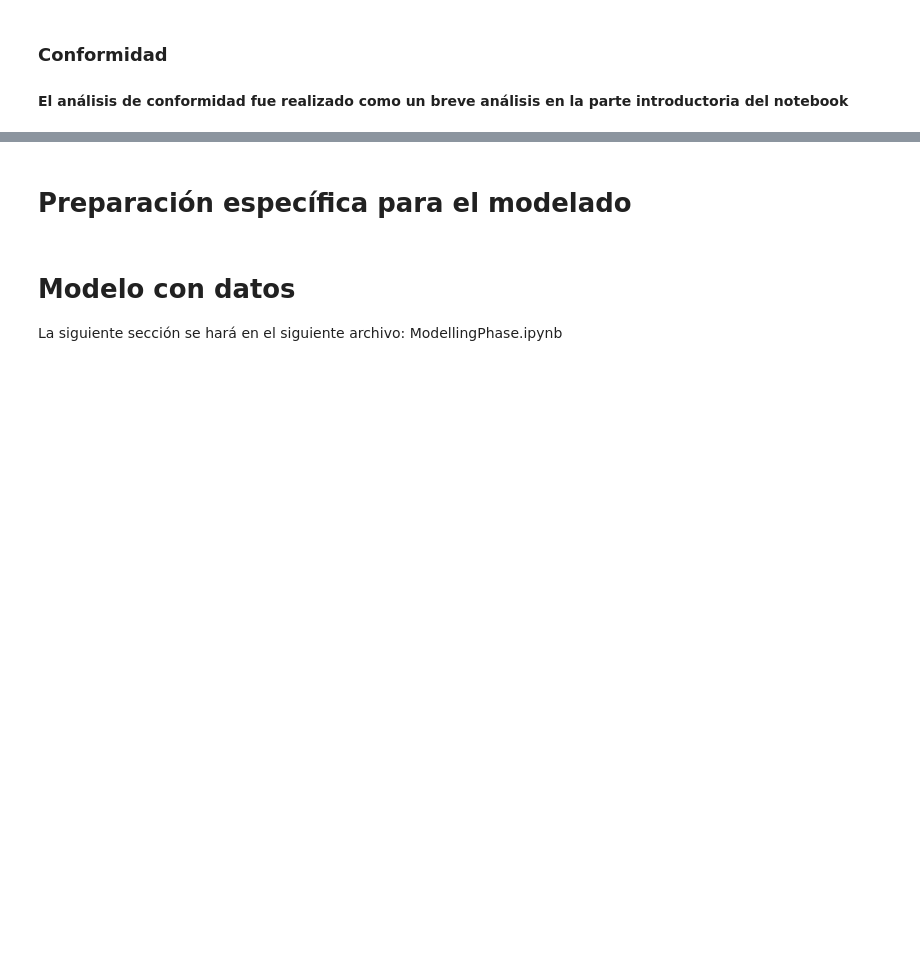
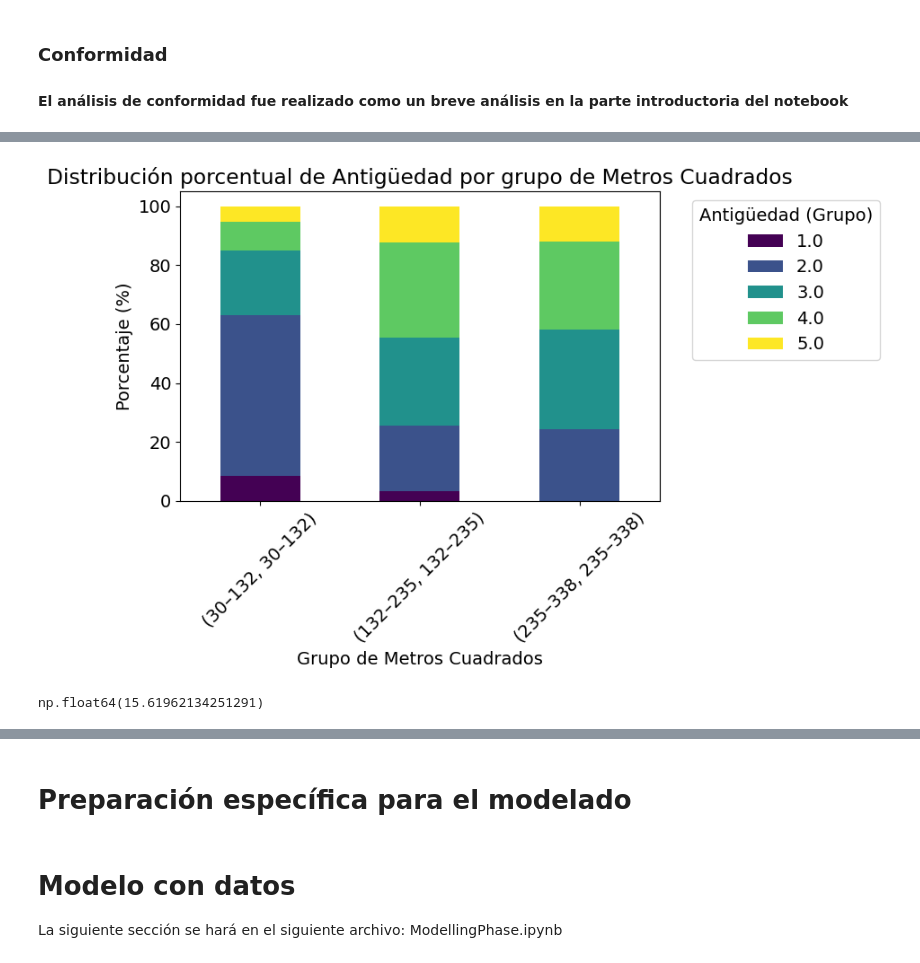
Before and after one commit to Santiago-Beltran/housing-cost-analysis-prediction, a Jupyter notebook: CRISP_DM/DataPreparation.ipynb, the cells around one changed output, grey strips where cells are left out. Drawn from its saved outputs; the diff is of its cells as text; code cells hidden in the pictures; blank space fills up the shorter version.

```diff
--- a/CRISP_DM/DataPreparation.ipynb
+++ b/CRISP_DM/DataPreparation.ipynb
@@ -1287,0 +1381,67 @@ Hay casas con latitud y longitud repetida, pero son registros distintos (esto se
+# %%
+import pandas as pd
+import numpy as np
+import seaborn as sns
+import matplotlib.pyplot as plt
+
+# Crear una copia temporal de la columna para no modificar df
+met_cuad = df['Metros Cuadrados']
+
+# Calcular min y max de metros cuadrados
+min_m2 = met_cuad.min()
+max_m2 = met_cuad.max()
+
+# Definir número de grupos
+n_grupos = 3
+
+# Crear bins (intervalos)
+bins = np.linspace(min_m2, max_m2, n_grupos + 1)
+
+# Crear etiquetas con formato limpio "a–b"
+labels = [f"{int(bins[i])}–{int(bins[i+1])}" for i in range(len(bins)-1)]
+
+# Crear serie de grupo sin modificar df
+grupo_m2 = pd.cut(
+    met_cuad,
+    bins=bins,
+    labels=labels,
+    include_lowest=True
+)
+
+# Calcular distribución porcentual por grupo de metros cuadrados
+dist_porcentual = (
+    df.assign(**{'Grupo Metros Cuadrados': grupo_m2})  # se crea temporalmente
+    .groupby(['Grupo Metros Cuadrados', 'Antigüedad (Grupo)'])
+    .size()
+    .groupby(level=0)
+    .apply(lambda x: 100 * x / x.sum())
+    .unstack(fill_value=0)
+)
+
+# Gráfico apilado porcentual
+ax = dist_porcentual.plot(
+    kind='bar',
+    stacked=True,
+    figsize=(9, 6),
+    colormap='viridis'
+)
+
+plt.title('Distribución porcentual de Antigüedad por grupo de Metros Cuadrados')
+plt.xlabel('Grupo de Metros Cuadrados')
+plt.ylabel('Porcentaje (%)')
+plt.xticks(rotation=45)
+plt.legend(title='Antigüedad (Grupo)', bbox_to_anchor=(1.05, 1), loc='upper left')
+plt.tight_layout()
+plt.show()
+# %% [output]
+[figure, added]
+# %%
+# Note que los aptos de menos de 150 metros cuadrados suelen pertenecer al grupo 2 de Antigüedad (1 a 8 años)
+
+# Este valor se usará para rellenar estos grupos.
+
+(df[df["Antigüedad (Grupo)"].isna() & (df["Metros Cuadrados"] < 150)].count()["ID de la propiedad"] / (df[df["Metros Cuadrados"] < 150].count())["ID de la propiedad"]) * 100
+
+# Antes, el 15.62% de los datos de este grupo son NA. Por tanto, no afectaremos demasiado la moda.
+# %% [output]
+np.float64(15.61962134251291)
```
Also changed, not shown: parts of 84 cells of this notebook.
